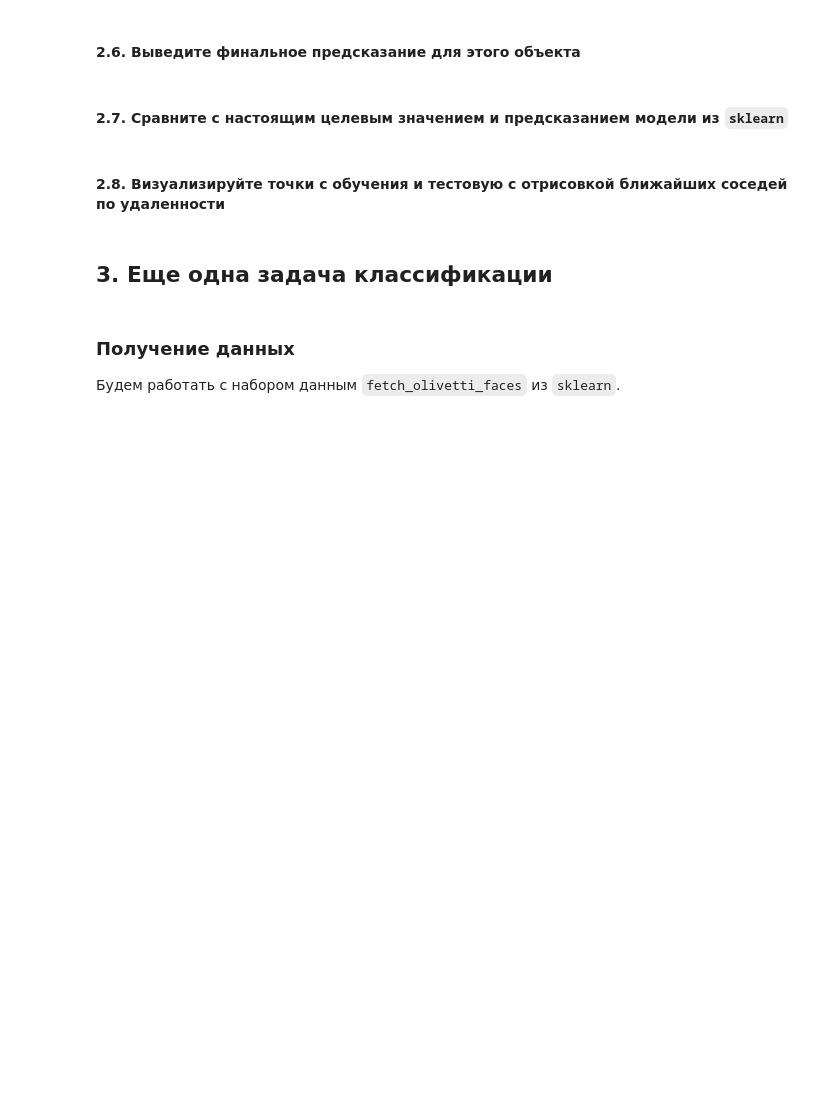
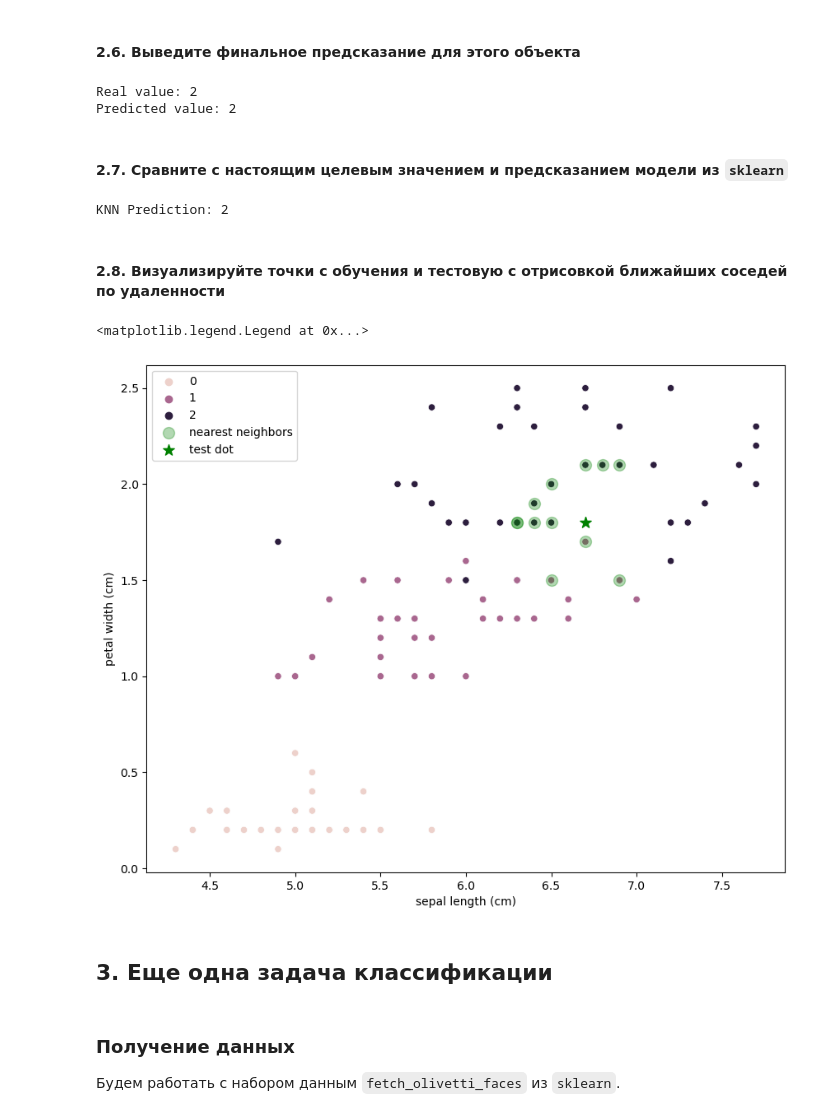
Before and after one commit to sasha-sem/data_mining_lessons, a Jupyter notebook: 3. Метод k-ближайших соседей/Практическая работа 6. Метод_K_ближайших_соседей.ipynb, the cells around one changed output. Cells and saved outputs as stored; diff of their text form; code cells hidden in the pictures; blank space fills up the shorter version.

```diff
--- a/3. Метод k-ближайших соседей/Практическая работа 6. Метод_K_ближайших_соседей.ipynb
+++ b/3. Метод k-ближайших соседей/Практическая работа 6. Метод_K_ближайших_соседей.ipynb
@@ -549,2 +742,17 @@ array([0, 0, 0, 0, 0, 0, 0, 0, 0, 0, 0, 0, 0, 0, 0, 0, 0, 0, 0, 0, 0, 0,
+# %%
+import statistics
+
+for test_idx, test_row in random_objects.iterrows():
+    idx = X_test.index.to_list().index(test_idx)
+    real_value = y_test[idx]
+    prdicted_values = []
+    neigbors = distances[distances['object_idx'] == test_idx].sort_values(['weight'], ascending=False).head(12)['train_idx']
+    for train_idx in neigbors:
+        prdicted_values.append(y_train[X_train.index.to_list().index(train_idx)])
+    print('Real value:', real_value)
+    print('Predicted value:', statistics.mode(prdicted_values))
+# %% [output]
+Real value: 2
+Predicted value: 2
 # %% [markdown]
 #### 2.7. Сравните с настоящим целевым значением и предсказанием модели из `sklearn`
@@ -555,2 +759,7 @@ array([0, 0, 0, 0, 0, 0, 0, 0, 0, 0, 0, 0, 0, 0, 0, 0, 0, 0, 0, 0, 0, 0,
+# %%
+knn_prediction = knn.predict(random_objects)
+print("KNN Prediction:", knn_prediction[0])
+# %% [output]
+KNN Prediction: 2
 # %% [markdown]
 #### 2.8. Визуализируйте точки с обучения и тестовую с отрисовкой ближайших соседей по удаленности
@@ -559,3 +766,38 @@ array([0, 0, 0, 0, 0, 0, 0, 0, 0, 0, 0, 0, 0, 0, 0, 0, 0, 0, 0, 0, 0, 0,
+# %%
+nearest_neigbors_idxs = pd.Series(dtype='int')
+test_points_X = []
+test_points_Y = []
+for test_idx, test_row in random_objects.iterrows():
+    test_points_X.append(X_test.loc[test_idx].values[0])
+    test_points_Y.append(X_test.loc[test_idx].values[1])
+    nearest_neigbors_idxs = pd.concat(
+        [nearest_neigbors_idxs, distances[distances['object_idx'] == test_idx].sort_values(['weight'], ascending=False).head(12)['train_idx']])
+nearest_neigbors_idxs = nearest_neigbors_idxs.values.astype(dtype='int')
+# %%
+import seaborn as sns
+import matplotlib.pyplot as plt
+from matplotlib.colors import ListedColormap
+
+cmap_bold = ["darkorange", "darkblue"]
+
+
+
+plt.figure(figsize=(10, 8))
+sns.scatterplot(
+    x=X_train.iloc[:, 0],
+    y=X_train.iloc[:, 1],
+    hue=y_train,
+)
+
+plt.scatter(X_train.iloc[:,0].loc[nearest_neigbors_idxs], X_train.iloc[:,1].loc[nearest_neigbors_idxs],
+            c='g', alpha=0.3, marker='o', s=100, label='nearest neighbors')
+
+plt.scatter(test_points_X, test_points_Y, c='g',
+            marker='*', s=100, label='test dot')
+plt.legend()
+# %% [output]
+<matplotlib.legend.Legend at 0x...>
+[figure, added]
 # %% [markdown]
 ## 3. Еще одна задача классификации
 # %% [markdown]
```
Also changed, not shown: parts of 130 cells of this notebook, 1 other file.
